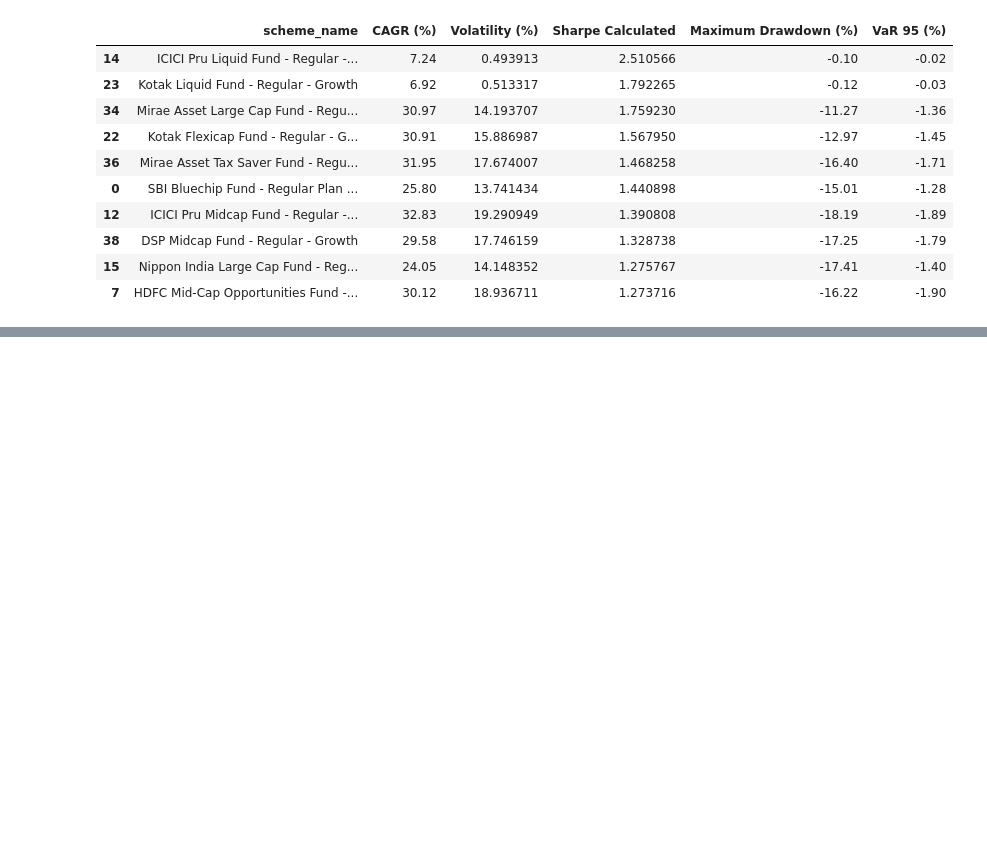
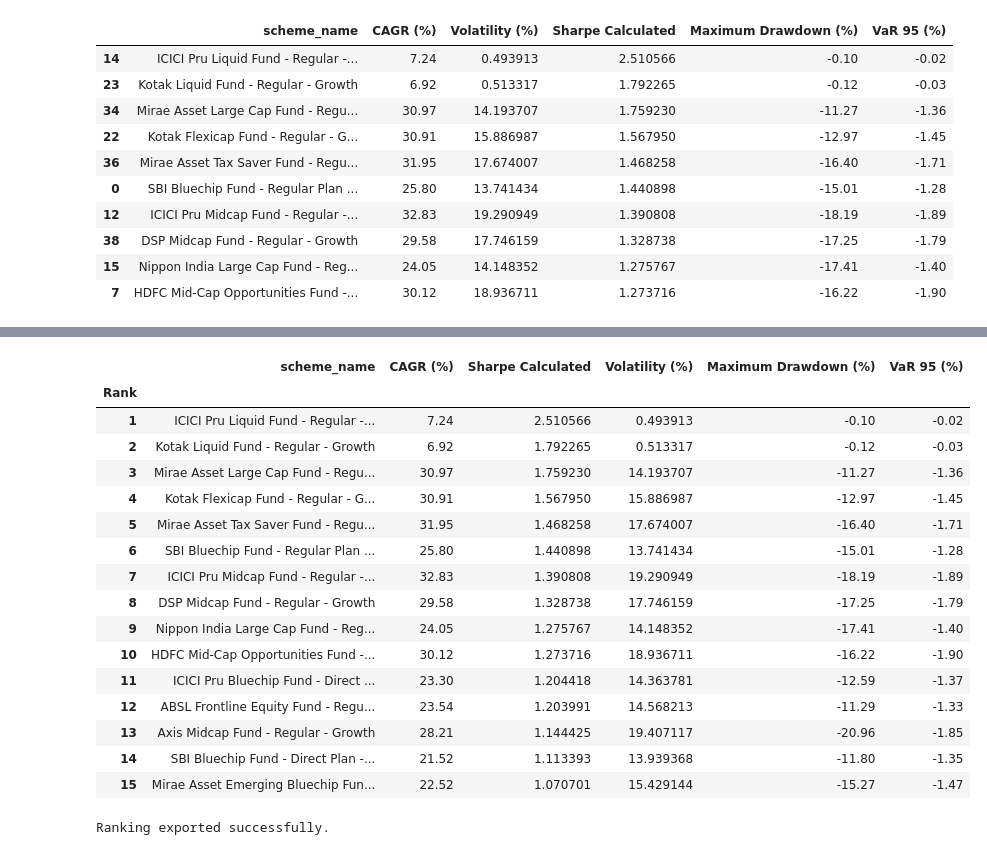
Before and after one commit to SathvikaGNaik/mutual-fund-analytics, a Jupyter notebook: notebooks/04_performance_analytics.ipynb, the cells around one changed output, grey strips where cells are left out. Saved outputs shown, nothing was run; the diff lists cells and outputs as text; code cells hidden in the pictures; blank space fills up the shorter version.

```diff
--- a/notebooks/04_performance_analytics.ipynb
+++ b/notebooks/04_performance_analytics.ipynb
@@ -584,0 +691,53 @@ These metrics together offer a comprehensive assessment of mutual fund performan
+# %%
+ranking = performance[
+    [
+        "scheme_name",
+        "CAGR (%)",
+        "Sharpe Calculated",
+        "Volatility (%)",
+        "Maximum Drawdown (%)",
+        "VaR 95 (%)"
+    ]
+].copy()
+
+ranking = ranking.sort_values(
+    "Sharpe Calculated",
+    ascending=False
+)
+
+ranking.reset_index(
+    drop=True,
+    inplace=True
+)
+
+ranking.index += 1
+
+ranking.index.name = "Rank"
+
+ranking.head(15)
+# %% [output]
+|  | scheme_name | CAGR (%) | Sharpe Calculated | Volatility (%) | Maximum Drawdown (%) | VaR 95 (%) |
+| Rank |  |  |  |  |  |  |
+| 1 | ICICI Pru Liquid Fund - Regular -... | 7.24 | 2.510566 | 0.493913 | -0.10 | -0.02 |
+| 2 | Kotak Liquid Fund - Regular - Growth | 6.92 | 1.792265 | 0.513317 | -0.12 | -0.03 |
+| 3 | Mirae Asset Large Cap Fund - Regu... | 30.97 | 1.759230 | 14.193707 | -11.27 | -1.36 |
+| 4 | Kotak Flexicap Fund - Regular - G... | 30.91 | 1.567950 | 15.886987 | -12.97 | -1.45 |
+| 5 | Mirae Asset Tax Saver Fund - Regu... | 31.95 | 1.468258 | 17.674007 | -16.40 | -1.71 |
+| 6 | SBI Bluechip Fund - Regular Plan ... | 25.80 | 1.440898 | 13.741434 | -15.01 | -1.28 |
+| 7 | ICICI Pru Midcap Fund - Regular -... | 32.83 | 1.390808 | 19.290949 | -18.19 | -1.89 |
+| 8 | DSP Midcap Fund - Regular - Growth | 29.58 | 1.328738 | 17.746159 | -17.25 | -1.79 |
+| 9 | Nippon India Large Cap Fund - Reg... | 24.05 | 1.275767 | 14.148352 | -17.41 | -1.40 |
+| 10 | HDFC Mid-Cap Opportunities Fund -... | 30.12 | 1.273716 | 18.936711 | -16.22 | -1.90 |
+| 11 | ICICI Pru Bluechip Fund - Direct ... | 23.30 | 1.204418 | 14.363781 | -12.59 | -1.37 |
+| 12 | ABSL Frontline Equity Fund - Regu... | 23.54 | 1.203991 | 14.568213 | -11.29 | -1.33 |
+| 13 | Axis Midcap Fund - Regular - Growth | 28.21 | 1.144425 | 19.407117 | -20.96 | -1.85 |
+| 14 | SBI Bluechip Fund - Direct Plan -... | 21.52 | 1.113393 | 13.939368 | -11.80 | -1.35 |
+| 15 | Mirae Asset Emerging Bluechip Fun... | 22.52 | 1.070701 | 15.429144 | -15.27 | -1.47 |
+# %%
+ranking.to_csv(
+    "../data/processed/performance_ranking.csv"
+)
+
+print("Ranking exported successfully.")
+# %% [output]
+Ranking exported successfully.
```
Also changed, not shown: parts of 12 cells of this notebook.
